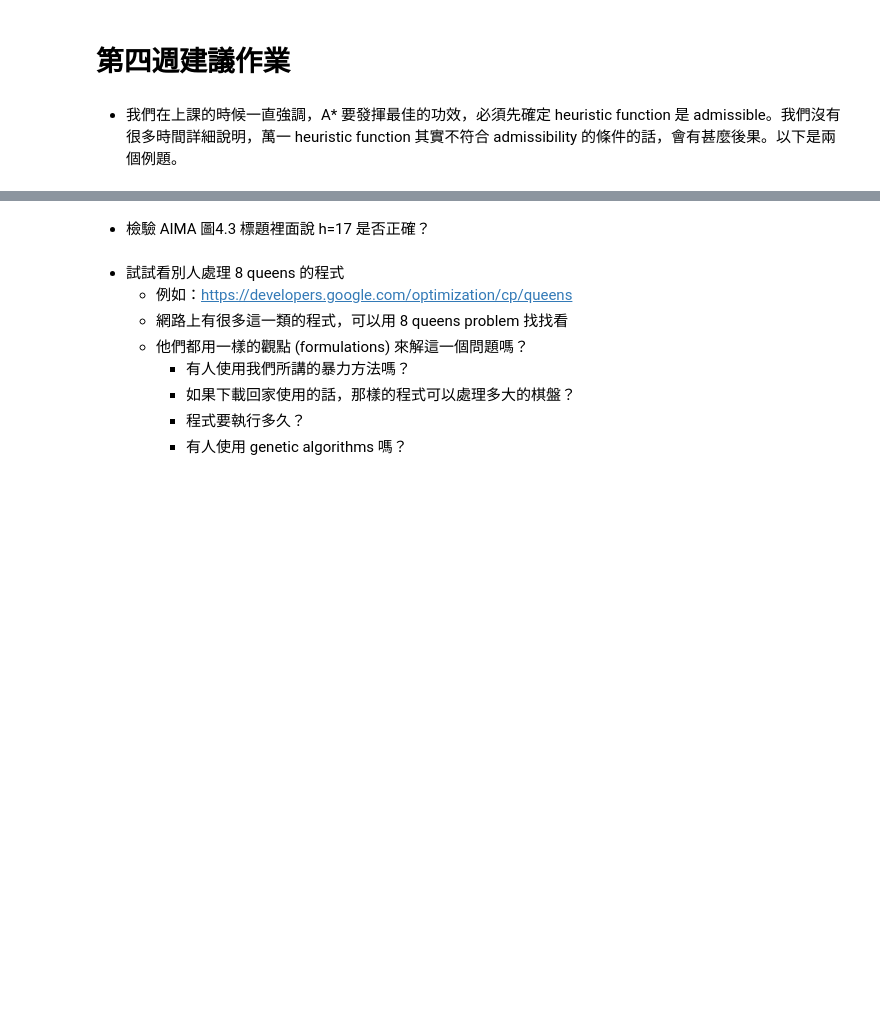
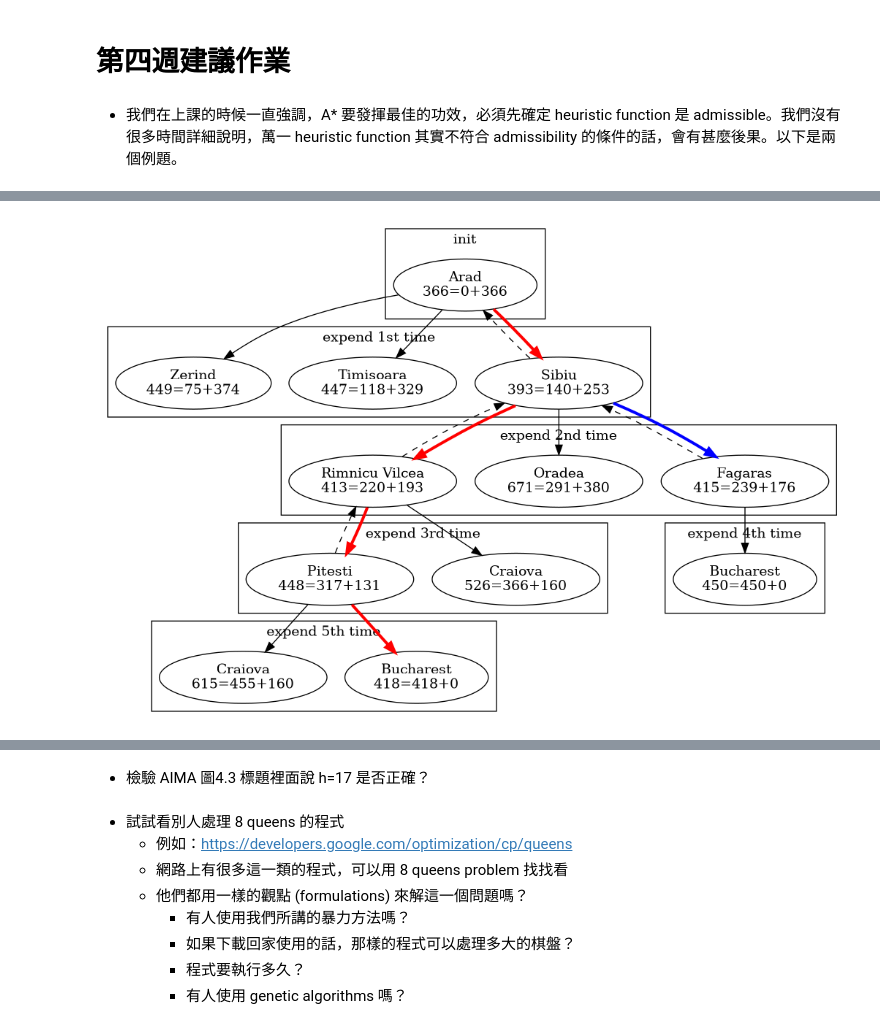
Before and after one commit to cchuang1024/nccu-ai-2019s, a Jupyter notebook: week-04.ipynb, the cells around one changed output, grey strips where cells are left out. Drawn from its saved outputs; the diff is of its cells as text; code cells hidden in the pictures; blank space fills up the shorter version.

```diff
--- a/week-04.ipynb
+++ b/week-04.ipynb
@@ -4,0 +10,65 @@
+# %%
+digraph {
+    subgraph cluster_0 {
+        label = "init";
+        A [label = "Arad\n366=0+366"];
+    }
+
+    subgraph cluster_1 {
+        label = "expend 1st time";
+
+        S [label = "Sibiu\n393=140+253"];
+        T [label = "Timisoara\n447=118+329"];
+        Z [label = "Zerind\n449=75+374"];
+
+        A -> S [color = red, penwidth = 3.0];
+        A -> T;
+        A -> Z;
+    }
+
+    subgraph cluster_2 {
+        label = "expend 2nd time";
+
+        R [label = "Rimnicu Vilcea\n413=220+193"];
+        O [label = "Oradea\n671=291+380"];
+        F [label = "Fagaras\n415=239+176"];
+
+        S -> A [style = "dashed"];
+        S -> F [color = blue, penwidth = 3.0];
+        S -> O;
+        S -> R [color = red, penwidth = 3.0];
+    }
+
+    subgraph cluster_3 {
+        label = "expend 3rd time";
+
+        C [label = "Craiova\n526=366+160"];
+        P [label = "Pitesti\n448=317+131"];
+
+        R -> C;
+        R -> P [color = red, penwidth = 3.0];
+        R -> S [style = "dashed"];
+    }
+
+    subgraph cluster_4 {
+        label = "expend 4th time";
+
+        B [label = "Bucharest\n450=450+0"]
+
+        F -> S [style = "dashed"];
+        F -> B;
+    }
+
+    subgraph cluster_5 {
+        label = "expend 5th time";
+
+        B2 [label = "Bucharest\n418=418+0"];
+        C2 [label = "Craiova\n615=455+160"]
+
+        P -> B2 [color = red, penwidth = 3.0];
+        P -> C2;
+        P -> R [style = "dashed"];
+    }
+}
+# %% [output]
+[figure, added]
```
Also changed, not shown: parts of 6 cells of this notebook, 2 other files.
